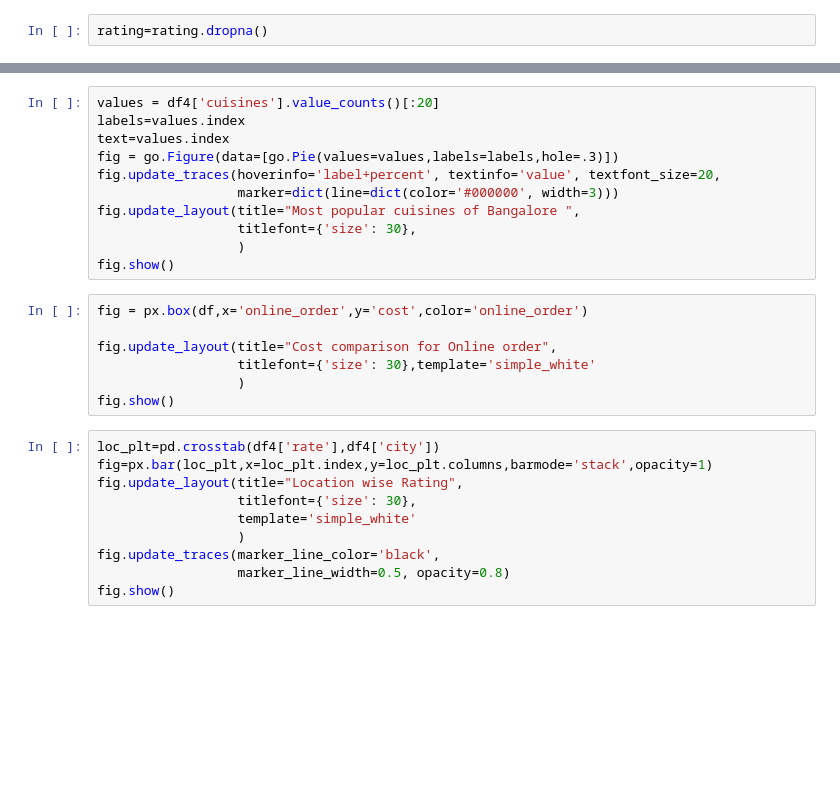
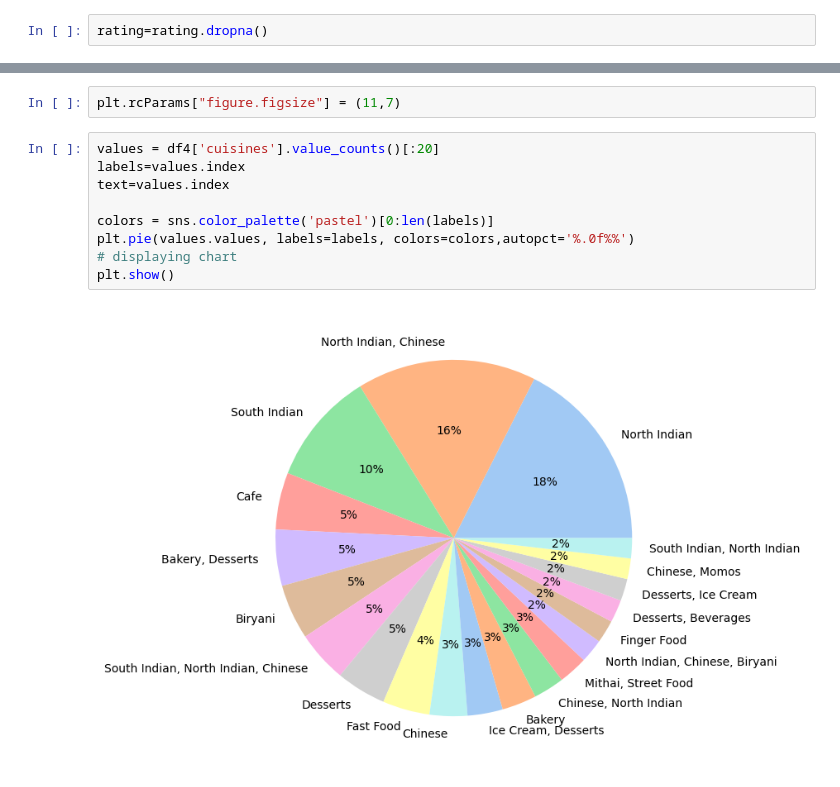
Before and after one commit to remre/datavisu, a Jupyter notebook: sample.ipynb, the cells around one changed output, grey strips where cells are left out. Drawn from its saved outputs; the diff is of its cells as text; blank space fills up the shorter version.

Commit message:
working on maps and charts

```diff
--- a/sample.ipynb
+++ b/sample.ipynb
@@ -551,31 +640,16 @@ df2.head()
 | 85 | 85 | 87 | 38, 22nd Main, 22nd Cross, Opposi... | Krishna Sagar | No | No | 3.5 | 31 | Banashankari | Quick Bites | ... |
 | 90 | 90 | 94 | 304, Opposite Apollo Public Schoo... | Nandhini Deluxe | No | No | 2.6 | 283 | Banashankari | Casual Dining | ... |
 | 104 | 104 | 109 | 8, Katriguppe Main Road, Vivekana... | Katriguppe Donne Biryani | No | No | 3.2 | 4 | Banashankari | Quick Bites | ... |
-# %%
-values = df4['cuisines'].value_counts()[:20]
-labels=values.index
-text=values.index
-fig = go.Figure(data=[go.Pie(values=values,labels=labels,hole=.3)])
-fig.update_traces(hoverinfo='label+percent', textinfo='value', textfont_size=20,
-                  marker=dict(line=dict(color='#000000', width=3)))
-fig.update_layout(title="Most popular cuisines of Bangalore ",
-                  titlefont={'size': 30},
-                  )
-fig.show()
-# %%
-fig = px.box(df,x='online_order',y='cost',color='online_order')
-
-fig.update_layout(title="Cost comparison for Online order",
-                  titlefont={'size': 30},template='simple_white'
-                  )
-fig.show()
-# %%
-loc_plt=pd.crosstab(df4['rate'],df4['city'])
-fig=px.bar(loc_plt,x=loc_plt.index,y=loc_plt.columns,barmode='stack',opacity=1)
-fig.update_layout(title="Location wise Rating",
-                  titlefont={'size': 30},
-                  template='simple_white'
-                  )
-fig.update_traces(marker_line_color='black',
-                  marker_line_width=0.5, opacity=0.8)
-fig.show()
+# %%
+plt.rcParams["figure.figsize"] = (11,7)
+# %%
+values = df4['cuisines'].value_counts()[:20]
+labels=values.index
+text=values.index
+
+colors = sns.color_palette('pastel')[0:len(labels)]
+plt.pie(values.values, labels=labels, colors=colors,autopct='%.0f%%')
+# displaying chart
+plt.show()
+# %% [output]
+[figure, added]
```
Also changed, not shown: parts of 18 cells of this notebook.
